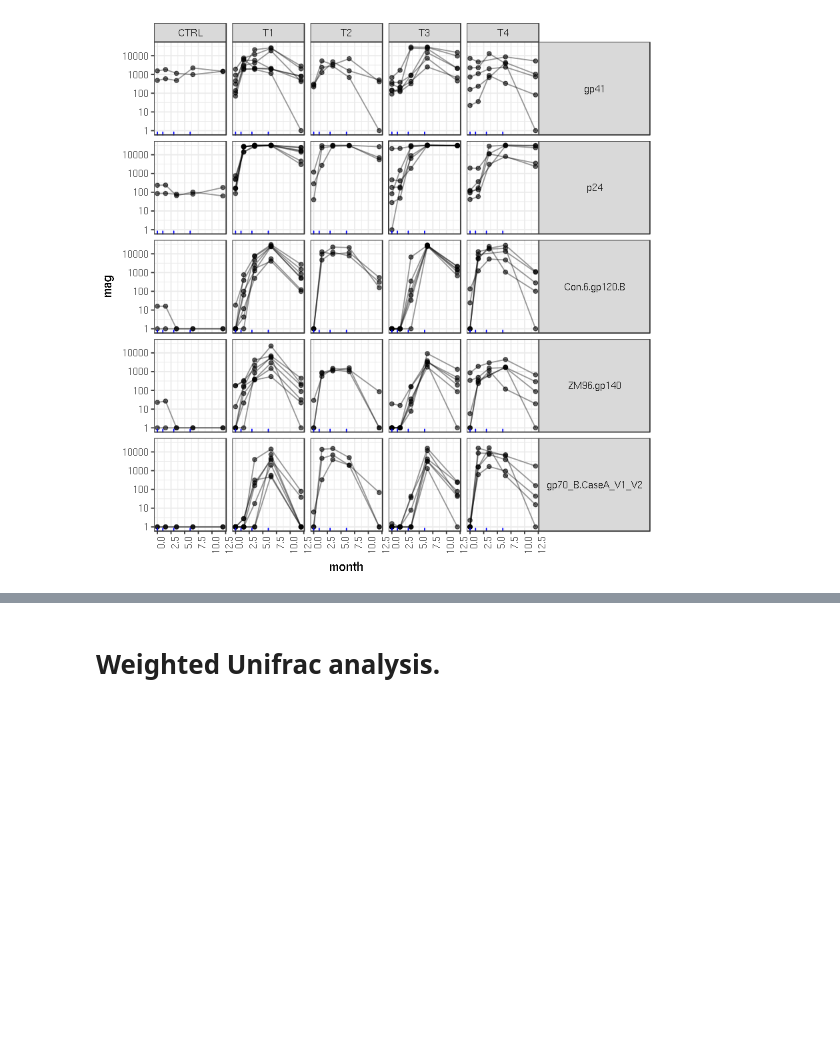
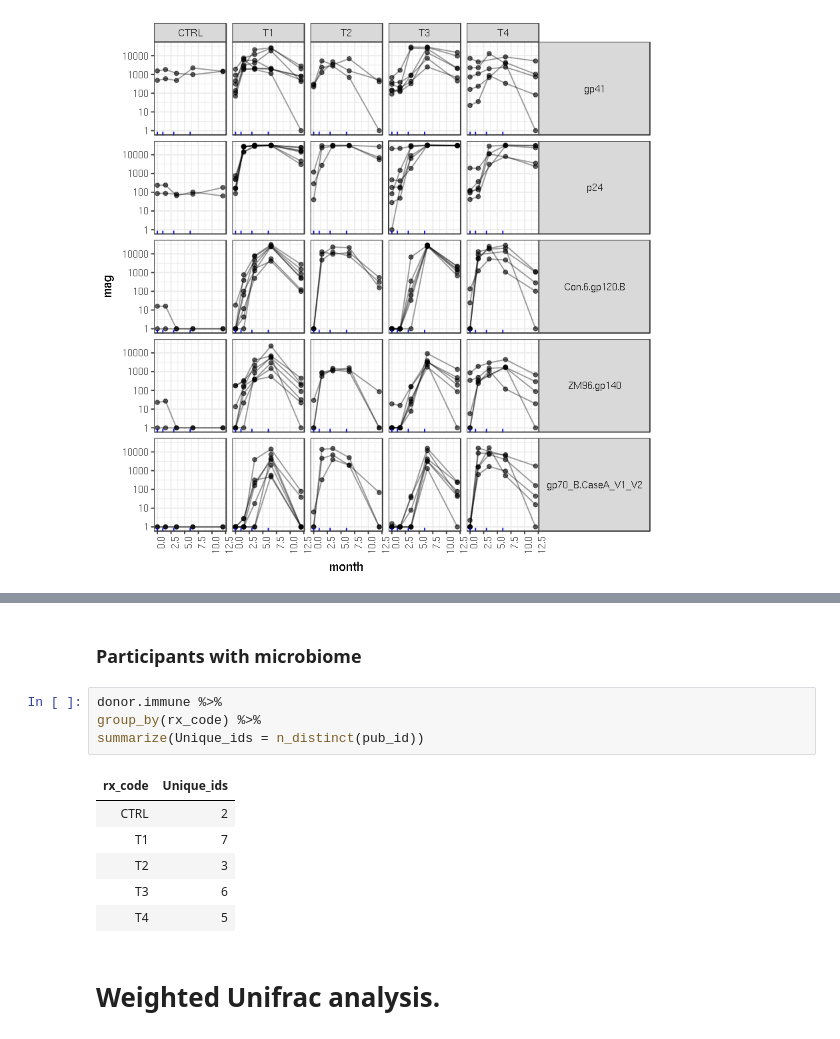
Before and after one commit to cramjaco/Nyvac_096_Microbiome, a Jupyter notebook: Mar2018_096.ipynb, the cells around one changed output, grey strips where cells are left out. Cells and saved outputs as stored; diff of their text form; blank space fills up the shorter version.

```diff
--- a/Mar2018_096.ipynb
+++ b/Mar2018_096.ipynb
@@ -655,3 +670,16 @@ Saving 6.67 x 6.67 in image
+# %% [markdown]
+### Participants with microbiome
+# %%
+donor.immune %>%
+group_by(rx_code) %>%
+summarize(Unique_ids = n_distinct(pub_id))
+# %% [output]
+| rx_code | Unique_ids |
+| CTRL | 2 |
+| T1 | 7 |
+| T2 | 3 |
+| T3 | 6 |
+| T4 | 5 |
 # %% [markdown]
 # Weighted Unifrac analysis.
 # %%
```
Also changed, not shown: parts of 3 cells of this notebook.
